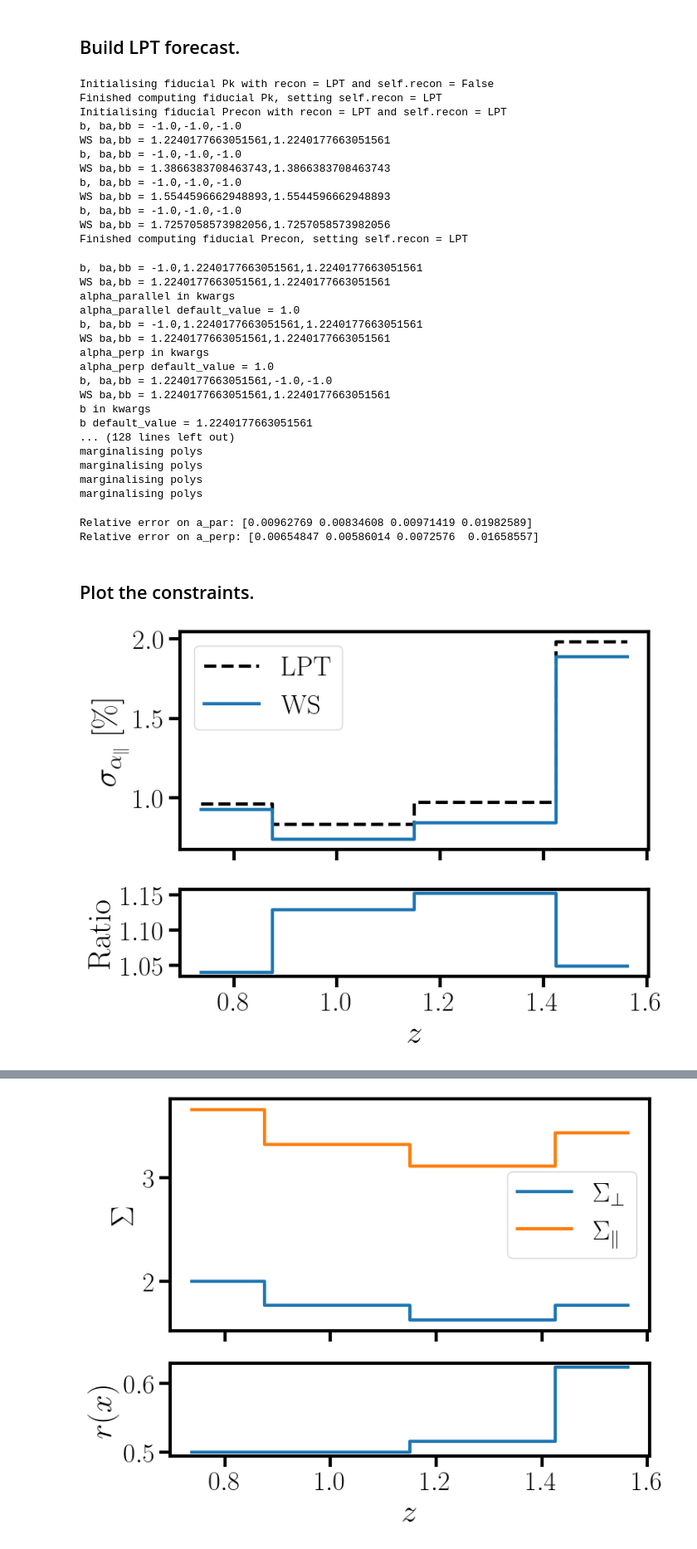
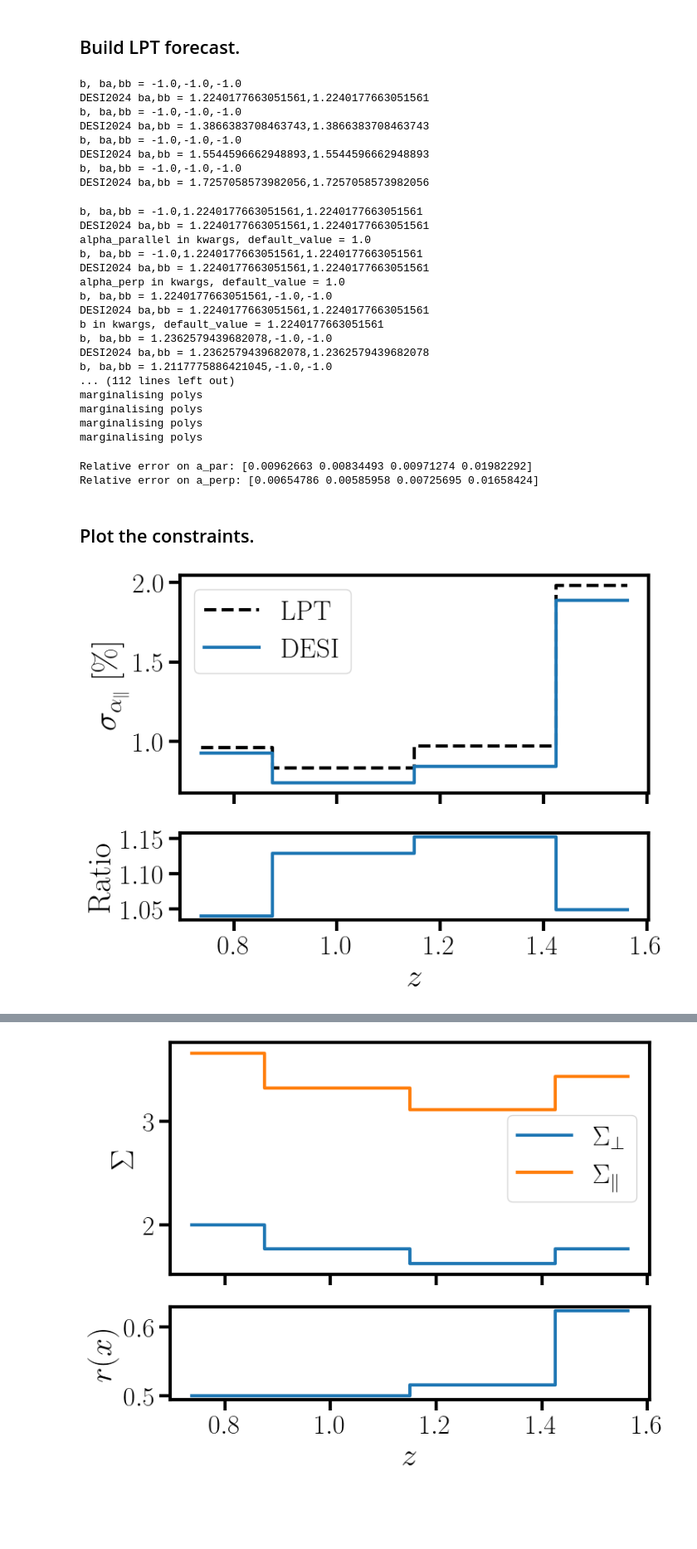
Before and after one commit to HarukiEbina/MultiFishLSS, a Jupyter notebook: notebooks/desi_bao_reproduce.ipynb, the cells around one changed output, grey strips where cells are left out. Shown at 83% size. Drawn from its saved outputs; the diff is of its cells as text; code cells hidden in the pictures; blank space fills up the shorter version.

Commit message:
Updated recon flow to make it seamless for people to use new MultiFishLSS method and added Haruki's recent commits.

```diff
--- a/notebooks/desi_bao_reproduce.ipynb
+++ b/notebooks/desi_bao_reproduce.ipynb
@@ -96,11 +96,13 @@ Finished computing fiducial Precon, setting self.recon = wigglesplit
 %reload_ext autoreload
 %autoreload 2
 
+DESIforecast.recon = True
+
 basis = np.array(['alpha_parallel','alpha_perp','b', 'f'])
 
-wsforecast.free_params = basis
-wsforecast.compute_derivatives(overwrite=True) # will not overwrite unless specified
+DESIforecast.free_params = basis
+DESIforecast.compute_derivatives(overwrite=True) # will not overwrite unless specified
 
-wsF = lambda i: wsforecast.gen_fisher(basis, 100, zbins=np.array([i]))
-wsFs = np.array([wsF(i) for i in range(nbins)])
+DESIF = lambda i: DESIforecast.gen_fisher(basis, 100, zbins=np.array([i]))
+DESIFs = np.array([DESIF(i) for i in range(nbins)])
 # %% [output]
@@ -122,10 +124,10 @@ marginalising splines new method
 marginalising splines new method
 marginalising splines new method
 # %%
-wsFinvs = [np.linalg.inv(wsFs[i]) for i in range(nbins)]
-ws_sigma_a_par = np.array([np.sqrt(wsFinvs[i][0,0]) for i in range(nbins)])
-ws_sigma_a_perp = np.array([np.sqrt(wsFinvs[i][1,1]) for i in range(nbins)])
+DESIFinvs = [np.linalg.inv(DESIFs[i]) for i in range(nbins)]
+DESI_sigma_a_par = np.array([np.sqrt(DESIFinvs[i][0,0]) for i in range(nbins)])
+DESI_sigma_a_perp = np.array([np.sqrt(DESIFinvs[i][1,1]) for i in range(nbins)])
 
-print('Relative error on a_par:',ws_sigma_a_par)
-print('Relative error on a_perp:',ws_sigma_a_perp)
+print('Relative error on a_par:',DESI_sigma_a_par)
+print('Relative error on a_perp:',DESI_sigma_a_perp)
 # %% [output]
@@ -134,25 +136,26 @@ Relative error on a_perp: [0.00645492 0.00553946 0.00672795 0.01640426]
 # %% [markdown]
 ## Build LPT forecast.
 # %%
-recon = 'LPT'
+method = 'LPT'
 
-bfn = 'reproduce_fishlss_desi_elg_{}'.format(recon)
+bfn = 'reproduce_fishlss_desi_elg_{}'.format(method)
 
-lptforecast = fisherForecast(experiment=exp,cosmo=cosmo,name=bfn,basedir=bd, recon=recon, overwrite=True)
+lptforecast = fisherForecast(experiment=exp,cosmo=cosmo,name=bfn,basedir=bd, method=method, overwrite=True)
 # %% [output]
-Initialising fiducial Pk with recon = LPT and self.recon = False
-Finished computing fiducial Pk, setting self.recon = LPT
-Initialising fiducial Precon with recon = LPT and self.recon = LPT
 b, ba,bb = -1.0,-1.0,-1.0
-WS ba,bb = 1.2240177663051561,1.2240177663051561
+DESI2024 ba,bb = 1.2240177663051561,1.2240177663051561
 b, ba,bb = -1.0,-1.0,-1.0
-WS ba,bb = 1.3866383708463743,1.3866383708463743
+DESI2024 ba,bb = 1.3866383708463743,1.3866383708463743
 b, ba,bb = -1.0,-1.0,-1.0
-WS ba,bb = 1.5544596662948893,1.5544596662948893
+DESI2024 ba,bb = 1.5544596662948893,1.5544596662948893
 b, ba,bb = -1.0,-1.0,-1.0
-WS ba,bb = 1.7257058573982056,1.7257058573982056
-Finished computing fiducial Precon, setting self.recon = LPT
+DESI2024 ba,bb = 1.7257058573982056,1.7257058573982056
 # %%
+%reload_ext autoreload
+%autoreload 2
+
+lptforecast.recon = True
+
 lptforecast.free_params = basis
 lptforecast.compute_derivatives(overwrite=True) # will not overwrite unless specified
 
@@ -160,18 +163,18 @@ lptF = lambda i: lptforecast.gen_fisher(basis, 100,zbins=np.array([i]))
 lptFs = np.array([lptF(i) for i in range(nbins)])
 # %% [output]
 b, ba,bb = -1.0,1.2240177663051561,1.2240177663051561
-WS ba,bb = 1.2240177663051561,1.2240177663051561
-alpha_parallel in kwargs
-alpha_parallel default_value = 1.0
+DESI2024 ba,bb = 1.2240177663051561,1.2240177663051561
+alpha_parallel in kwargs, default_value = 1.0
 b, ba,bb = -1.0,1.2240177663051561,1.2240177663051561
-WS ba,bb = 1.2240177663051561,1.2240177663051561
-alpha_perp in kwargs
-alpha_perp default_value = 1.0
+DESI2024 ba,bb = 1.2240177663051561,1.2240177663051561
+alpha_perp in kwargs, default_value = 1.0
 b, ba,bb = 1.2240177663051561,-1.0,-1.0
-WS ba,bb = 1.2240177663051561,1.2240177663051561
-b in kwargs
-b default_value = 1.2240177663051561
-... (128 lines left out)
+DESI2024 ba,bb = 1.2240177663051561,1.2240177663051561
+b in kwargs, default_value = 1.2240177663051561
+b, ba,bb = 1.2362579439682078,-1.0,-1.0
+DESI2024 ba,bb = 1.2362579439682078,1.2362579439682078
+b, ba,bb = 1.2117775886421045,-1.0,-1.0
+... (112 lines left out)
 marginalising polys
 marginalising polys
 marginalising polys
@@ -184,36 +187,36 @@ lpt_sigma_a_perp = np.array([np.sqrt(lptFinvs[i][1,1]) for i in range(nbins)])
 print('Relative error on a_par:',lpt_sigma_a_par)
 print('Relative error on a_perp:',lpt_sigma_a_perp)
 # %% [output]
-Relative error on a_par: [0.00962769 0.00834608 0.00971419 0.01982589]
-Relative error on a_perp: [0.00654847 0.00586014 0.0072576  0.01658557]
+Relative error on a_par: [0.00962663 0.00834493 0.00971274 0.01982292]
+Relative error on a_perp: [0.00654786 0.00585958 0.00725695 0.01658424]
 # %% [markdown]
 ## Plot the constraints.
 # %%
 zs = exp.zcenters
 
 fig, (ax1, ax2) = plt.subplots(
     2, 1,
     sharex=True,
     gridspec_kw={'height_ratios': [2.5, 1]},  # Top is 2x taller
     figsize=(8, 6)
 )
 
 ax1.step(zs, 100*lpt_sigma_a_par, color='black', ls='--', lw=3, label=r'LPT', where='mid')
-ax1.step(zs, 100*ws_sigma_a_par, ls='-', lw=3, label=r'WS', where='mid')
+ax1.step(zs, 100*DESI_sigma_a_par, ls='-', lw=3, label=r'DESI', where='mid')
 
 ax1.set_ylabel(r'$\sigma_{\alpha_\|} \; [\%]$')
 ax1.legend()
 
-ax2.step(zs, lpt_sigma_a_par/ws_sigma_a_par, lw=3, where='mid')
+ax2.step(zs, lpt_sigma_a_par/DESI_sigma_a_par, lw=3, where='mid')
 ax2.set_ylabel('Ratio')
 ax2.set_xlabel(r'$z$')
 
 plt.tight_layout()
 
 
 #plt.savefig('/Users/makaibaker/Dropbox/2026/Berkeley/Research/sigmaAP_par_comparison.pdf')
 # %% [output]
-[figure, old version]
+[figure, new version]
 # %%
 fig, (ax1, ax2) = plt.subplots(
     2, 1,
```
Also changed, not shown: parts of 7 cells of this notebook, 6 other files.
